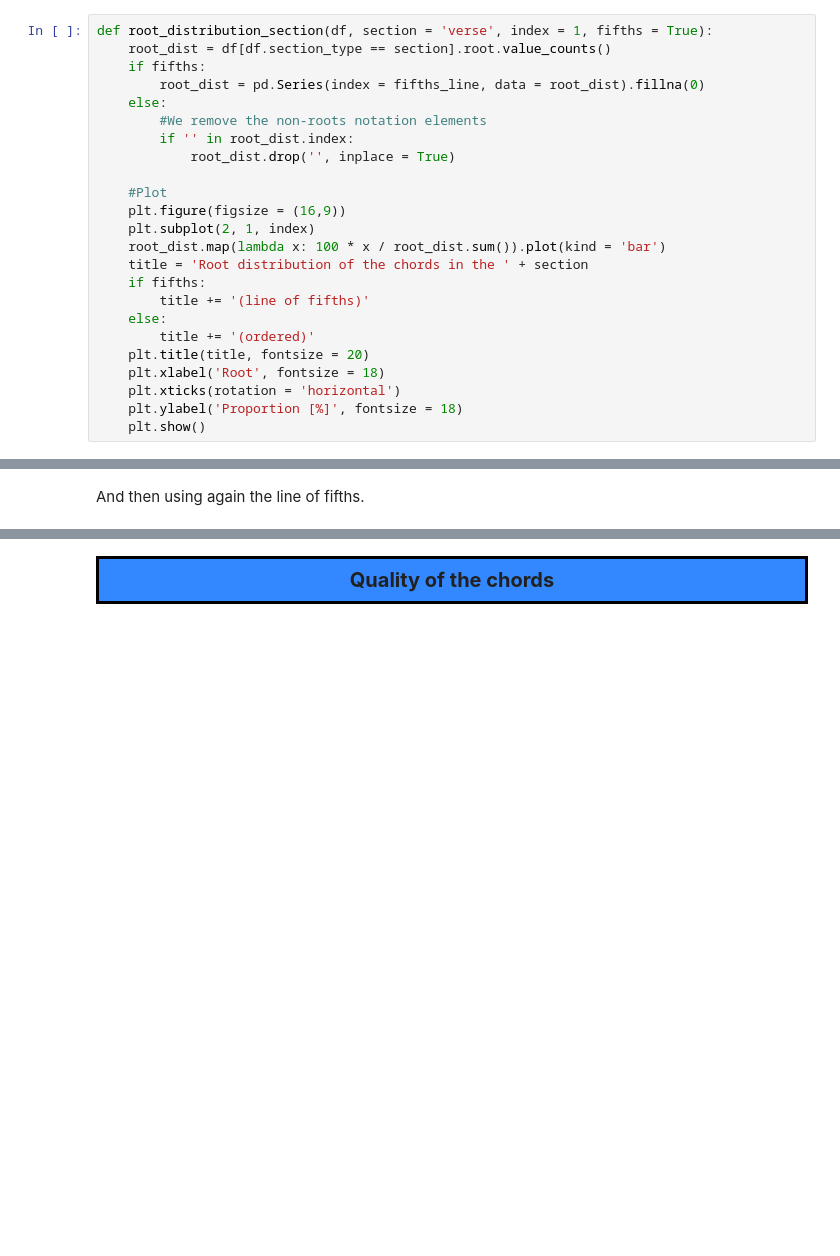
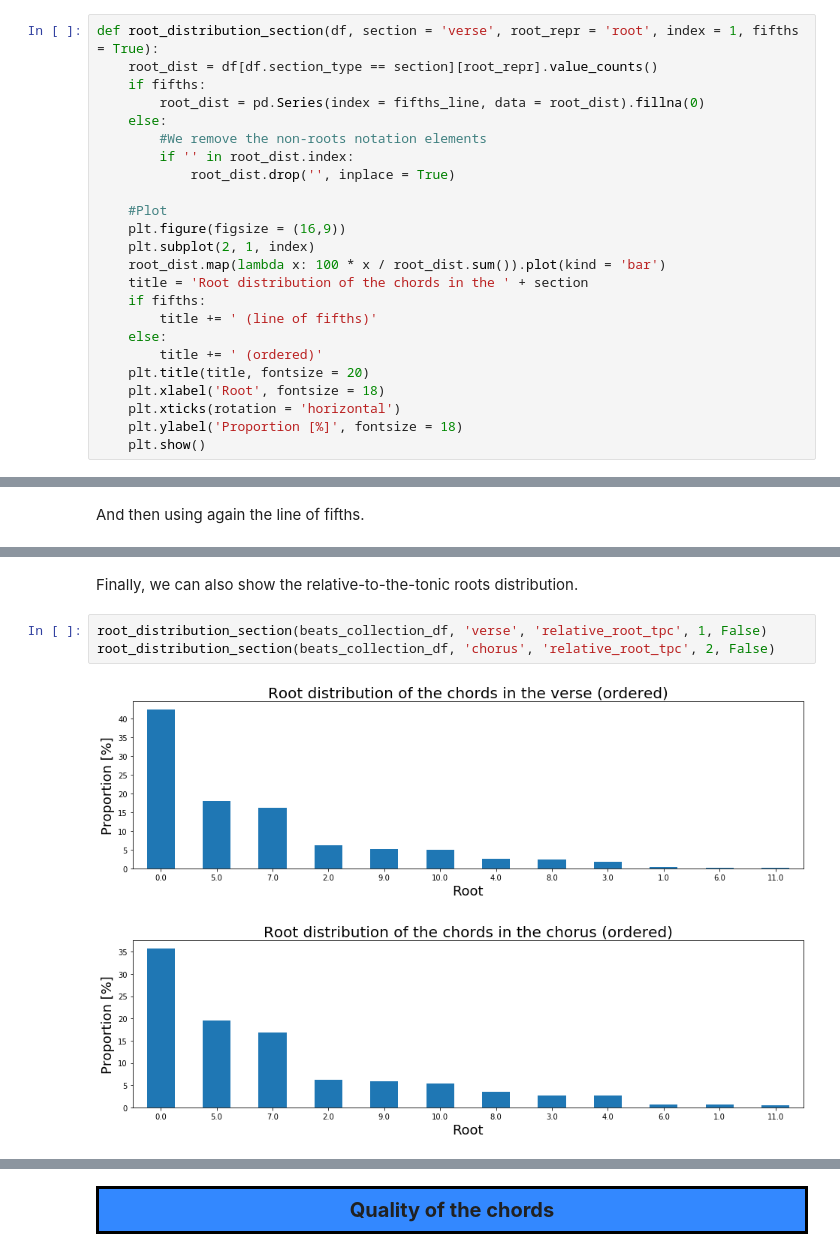
Before and after one commit to GiacomoAlliata/DigitalMusicologyProject, a Jupyter notebook: data_preprocessing.ipynb, the cells around one changed output, grey strips where cells are left out. Drawn from its saved outputs; the diff is of its cells as text; blank space fills up the shorter version.

```diff
--- a/data_preprocessing.ipynb
+++ b/data_preprocessing.ipynb
@@ -858,8 +858,8 @@ plt.show()
 # %% [output]
 [figure]
 # %%
-def root_distribution_section(df, section = 'verse', index = 1, fifths = True):
-    root_dist = df[df.section_type == section].root.value_counts()
+def root_distribution_section(df, section = 'verse', root_repr = 'root', index = 1, fifths = True):
+    root_dist = df[df.section_type == section][root_repr].value_counts()
     if fifths:
         root_dist = pd.Series(index = fifths_line, data = root_dist).fillna(0)
     else:
@@ -873,9 +873,9 @@ def root_distribution_section(df, section = 'verse', index = 1, fifths = True):
     root_dist.map(lambda x: 100 * x / root_dist.sum()).plot(kind = 'bar')
     title = 'Root distribution of the chords in the ' + section
     if fifths:
-        title += '(line of fifths)'
+        title += ' (line of fifths)'
     else:
-        title += '(ordered)'
+        title += ' (ordered)'
     plt.title(title, fontsize = 20)
     plt.xlabel('Root', fontsize = 18)
     plt.xticks(rotation = 'horizontal')
@@ -897,3 +897,11 @@ root_distribution_section(beats_collection_df, 'chorus', 2)
 # %% [output]
 [figure]
 [figure]
+# %% [markdown]
+Finally, we can also show the relative-to-the-tonic roots distribution.
+# %%
+root_distribution_section(beats_collection_df, 'verse', 'relative_root_tpc', 1, False)
+root_distribution_section(beats_collection_df, 'chorus', 'relative_root_tpc', 2, False)
+# %% [output]
+[figure, added]
+[figure, added]
```
Also changed, not shown: parts of 39 cells of this notebook.
